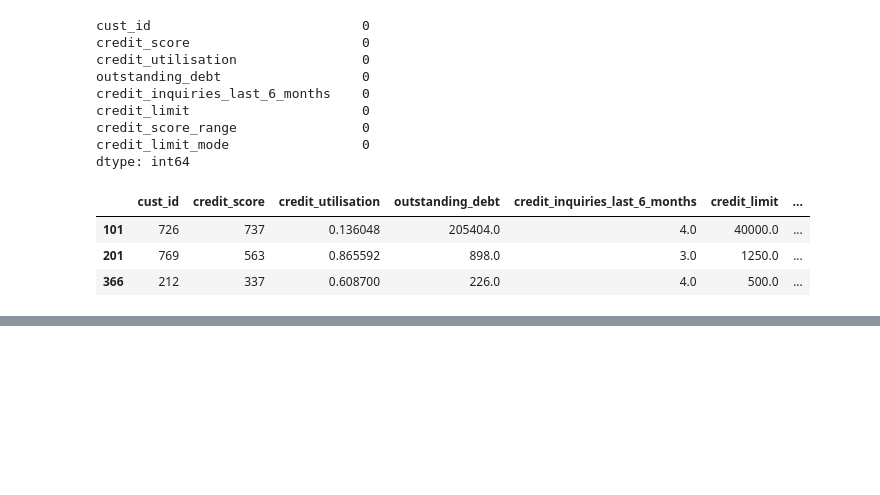
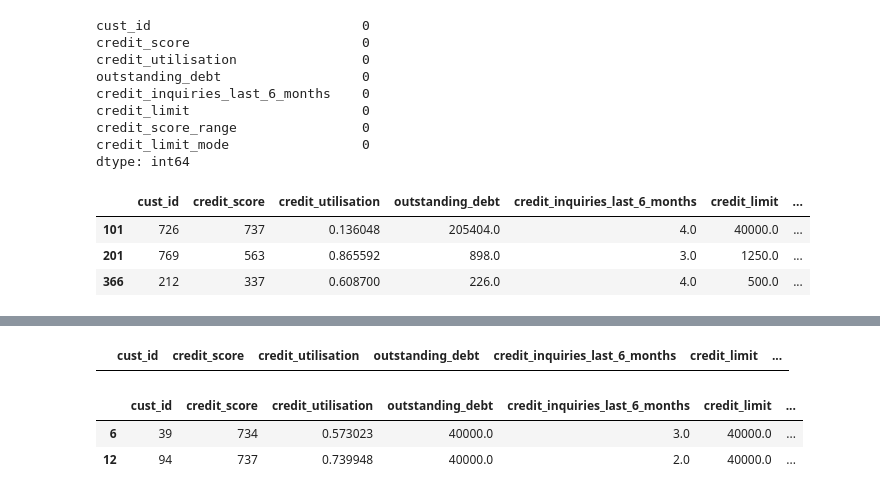
Before and after one commit to Vishal-Nishad/CodeBasics, a Jupyter notebook: 3. Math and Statistics/9. Phase 1-Find Target Market/Untitled.ipynb, the cells around one changed output, grey strips where cells are left out. Drawn from its saved outputs; the diff is of its cells as text; code cells hidden in the pictures; blank space fills up the shorter version.

```diff
--- a/3. Math and Statistics/9. Phase 1-Find Target Market/Untitled.ipynb
+++ b/3. Math and Statistics/9. Phase 1-Find Target Market/Untitled.ipynb
@@ -642,0 +708,15 @@ hence the value is replaced with credit limit according to the mode of range of
+# %%
+# now we are replacing these col with there credit limit
+df_cs_clean_2.loc[df_cs_clean_2["outstanding_debt"]>df_cs_clean_2["credit_limit"],"outstanding_debt"]=df_cs_clean_2["credit_limit"]
+# %%
+df_cs_clean_2[df_cs_clean_2["outstanding_debt"]>df_cs_clean_2["credit_limit"]]
+# hence there are no outliers after replacing it with credit limit
+# %% [output]
+|  | cust_id | credit_score | credit_utilisation | outstanding_debt | credit_inquiries_last_6_months | credit_limit | ... |
+# %%
+# checking by there  location
+df_cs_clean_2.loc[[6,12]]
+# %% [output]
+|  | cust_id | credit_score | credit_utilisation | outstanding_debt | credit_inquiries_last_6_months | credit_limit | ... |
+| 6 | 39 | 734 | 0.573023 | 40000.0 | 3.0 | 40000.0 | ... |
+| 12 | 94 | 737 | 0.739948 | 40000.0 | 2.0 | 40000.0 | ... |
```
Also changed, not shown: parts of 5 cells of this notebook.
